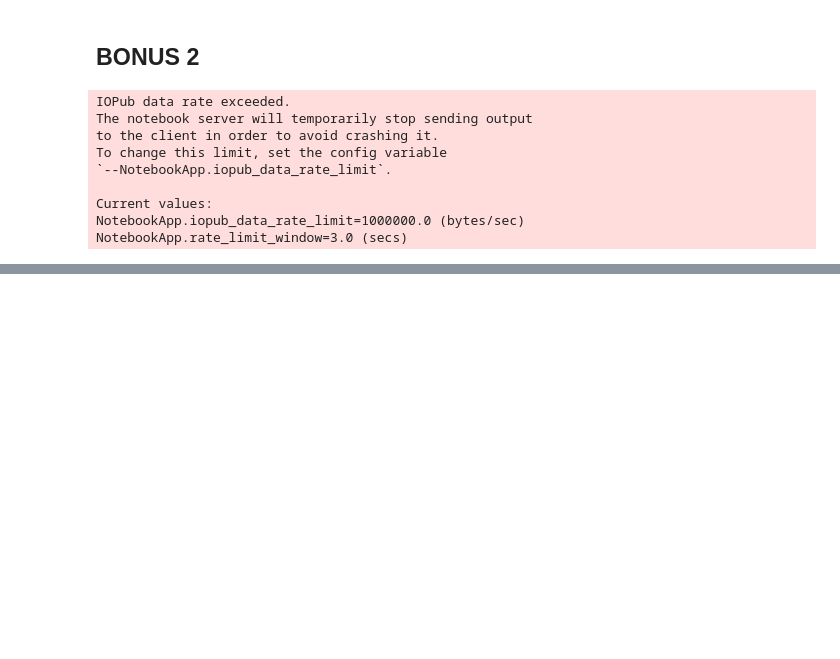
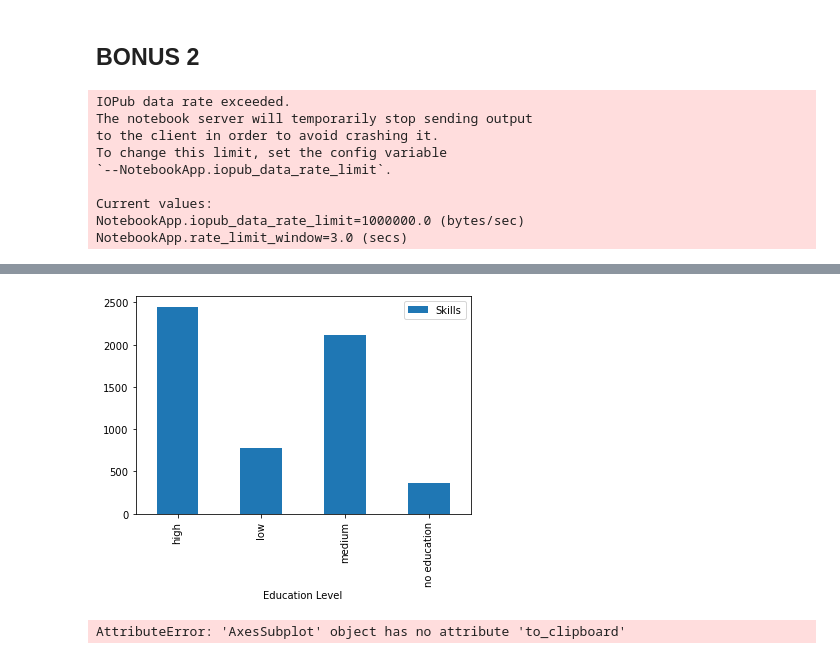
Before and after one commit to ssarahreyes/ih_datamadpt1120_project_m1, a Jupyter notebook: __trash__/CleaningData_draft.ipynb, the cells around one changed output, grey strips where cells are left out. Drawn from its saved outputs; the diff is of its cells as text; code cells hidden in the pictures; blank space fills up the shorter version.

Commit message:
bonus 2

```diff
--- a/__trash__/CleaningData_draft.ipynb
+++ b/__trash__/CleaningData_draft.ipynb
@@ -358,0 +372,3 @@ for k, v in dict_job_skills_title.items():
+# %%
+#damos por hecho que la skill más importante es la primera y solo nos quedamos con conesa.
+dict_job_skills_title = dict(zip(list_jobs_key , list_of_skills))
@@ -359,5 +395,6 @@ for k, v in dict_job_skills_title.items():
 # %%
 df_complete['Skills'] = df_complete['Job Code']
 
-for job_uuid, skills in dict_job_skills_title.items():
-    df_complete.loc[df_complete['Job Code'] == job_uuid , 'Skills'] = skills
+for job_uuid, skill in dict_job_skills_title.items():
+       #if job_uuid == df_complete['Job Code'][0]:
+        df_complete.loc[df_complete['Job Code'] == job_uuid , 'Skills'] = skill
@@ -367,0 +401,7 @@ ValueError: cannot set using a multi-index selection indexer with a different le
+# %%
+df_complete['Skills'] = df_complete['Skills'].str.replace('\d+', '')
+df_complete['Skills'] = df_complete['Skills'].str.replace('abfbdfebaeebea', '')
+df_complete['Skills'] = df_complete['Skills'].str.replace('aceadcddddbafaab', '')
+df_complete['Skills'] = df_complete['Skills'].str.replace('aceeaaeeaaaecd', '')
+# %%
+df_bonus3 = df_complete[['Education Level', 'Skills']].groupby('Education Level', as_index=False).count()
@@ -367,0 +444,8 @@ ValueError: cannot set using a multi-index selection indexer with a different le
+# %%
+skills_graph = df_bonus3.plot(x='Education Level', y='Skills', kind='bar');
+# %% [output]
+[figure, added]
+# %%
+skills_graph.to_clipboard('/data/results/skills_level_education.png')
+# %% [output]
+AttributeError: 'AxesSubplot' object has no attribute 'to_clipboard'
```
Also changed, not shown: parts of 11 cells of this notebook, 5 other files.
